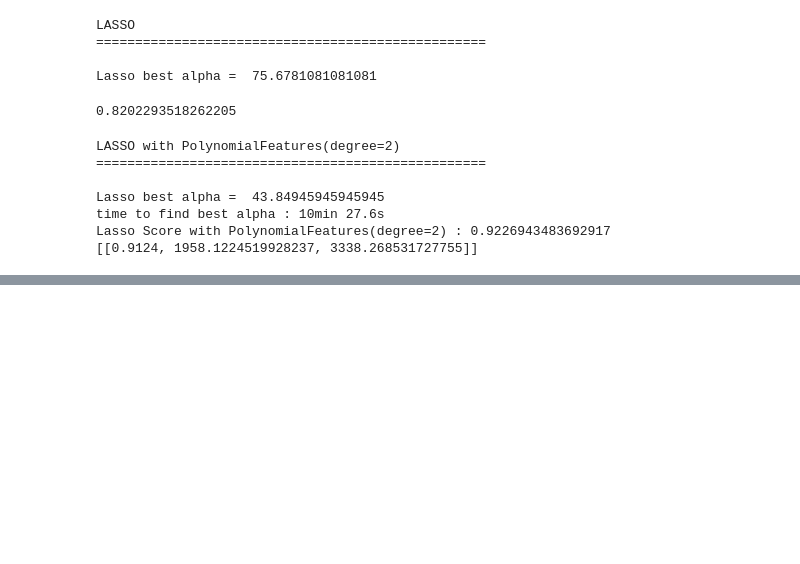
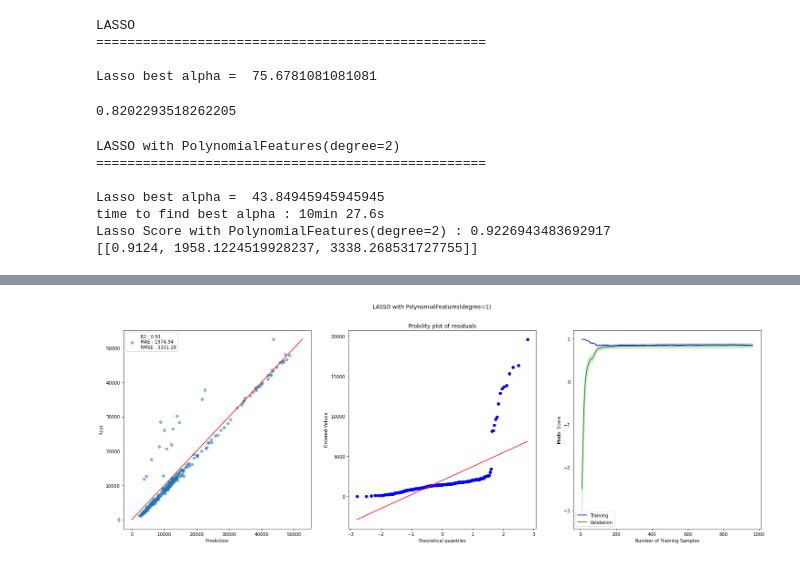
Before and after one commit to zoltarzol/brief_assur_aimant, a Jupyter notebook: Emad/analyse/new_test_Emad.ipynb, the cells around one changed output, grey strips where cells are left out. Saved outputs shown, nothing was run; the diff lists cells and outputs as text; code cells hidden in the pictures; blank space fills up the shorter version.

Commit message:
Add plot_lasso_results

```diff
--- a/Emad/analyse/new_test_Emad.ipynb
+++ b/Emad/analyse/new_test_Emad.ipynb
@@ -185,0 +221,13 @@ sns.heatmap(df_dummies.corr() ,mask=np.triu(df_dummies.corr()) ,annot=True , fmt
+# %%
+X_train, X_test, y_train, y_test = train_test_split(X, y, shuffle=True, train_size=0.8, random_state=42, stratify=X[['smoker']])
+numerical_features = make_column_selector(dtype_include=np.number)
+categorical_features = make_column_selector(dtype_exclude= np.number)
+numerical_pipeline = make_pipeline(StandardScaler(with_mean=False))
+categorical_pipeline = make_pipeline(OneHotEncoder(handle_unknown='ignore'))
+preprocessor = make_column_transformer((numerical_pipeline, numerical_features),
+                                (categorical_pipeline, categorical_features)
+                                )
+
+my_functions.plot_lasso_results('LASSO with PolynomialFeatures(degree=1)', Lasso_model_PolynomialFeatures_1, y_train, X_train, y_pred, y_test, R2, MAE, RMSE, include_learning_curve=True)
+# %% [output]
+[figure, added]
```
Also changed, not shown: parts of 3 cells of this notebook, 2 other files.
